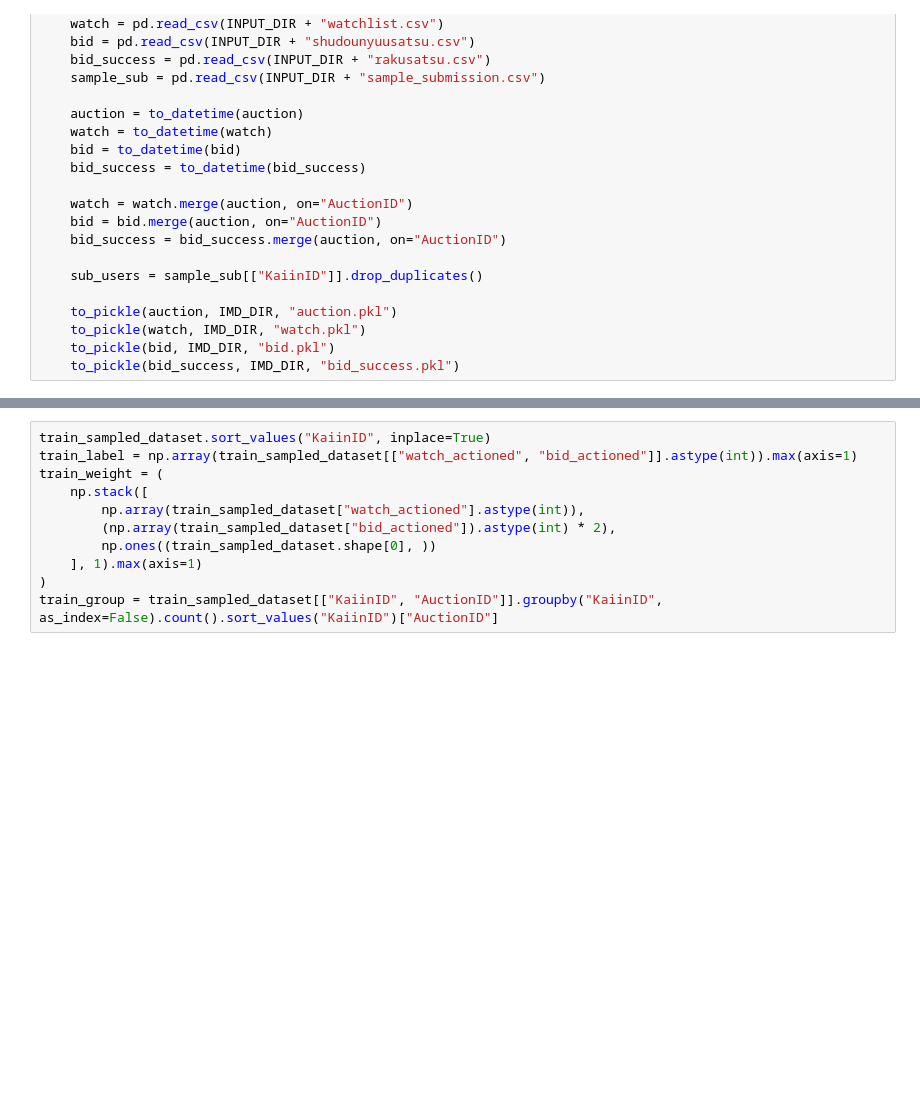
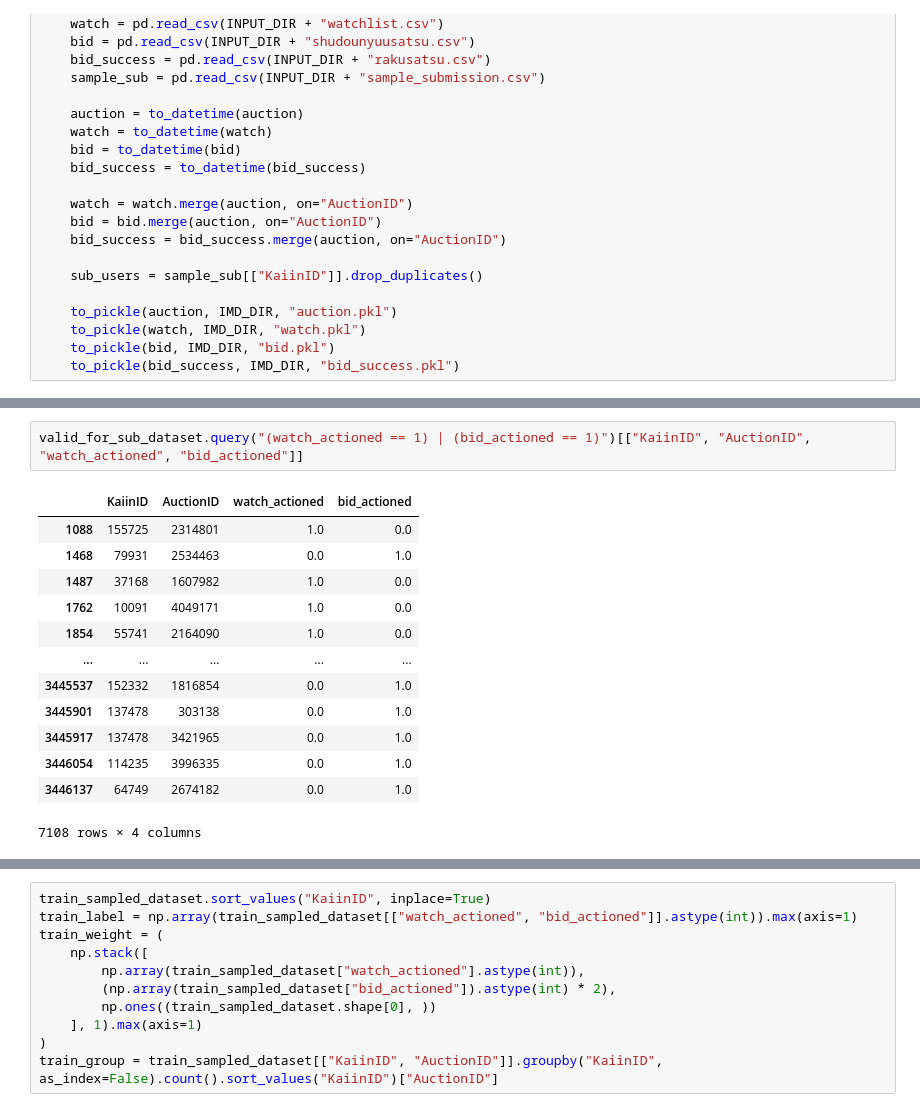
Before and after one commit to nobububi/Brandear, a Jupyter notebook: mimic.ipynb, the cells around one changed output, grey strips where cells are left out. Saved outputs shown, nothing was run; the diff lists cells and outputs as text; blank space fills up the shorter version.

```diff
--- a/mimic.ipynb
+++ b/mimic.ipynb
@@ -77,0 +166,16 @@ Wall time: 3.57 s
+# %%
+valid_for_sub_dataset.query("(watch_actioned == 1) | (bid_actioned == 1)")[["KaiinID", "AuctionID", "watch_actioned", "bid_actioned"]]
+# %% [output]
+|  | KaiinID | AuctionID | watch_actioned | bid_actioned |
+| 1088 | 155725 | 2314801 | 1.0 | 0.0 |
+| 1468 | 79931 | 2534463 | 0.0 | 1.0 |
+| 1487 | 37168 | 1607982 | 1.0 | 0.0 |
+| 1762 | 10091 | 4049171 | 1.0 | 0.0 |
+| 1854 | 55741 | 2164090 | 1.0 | 0.0 |
+| ... | ... | ... | ... | ... |
+| 3445537 | 152332 | 1816854 | 0.0 | 1.0 |
+| 3445901 | 137478 | 303138 | 0.0 | 1.0 |
+| 3445917 | 137478 | 3421965 | 0.0 | 1.0 |
+| 3446054 | 114235 | 3996335 | 0.0 | 1.0 |
+| 3446137 | 64749 | 2674182 | 0.0 | 1.0 |
+7108 rows × 4 columns
```
Also changed, not shown: parts of 24 cells of this notebook, 10 other files.
